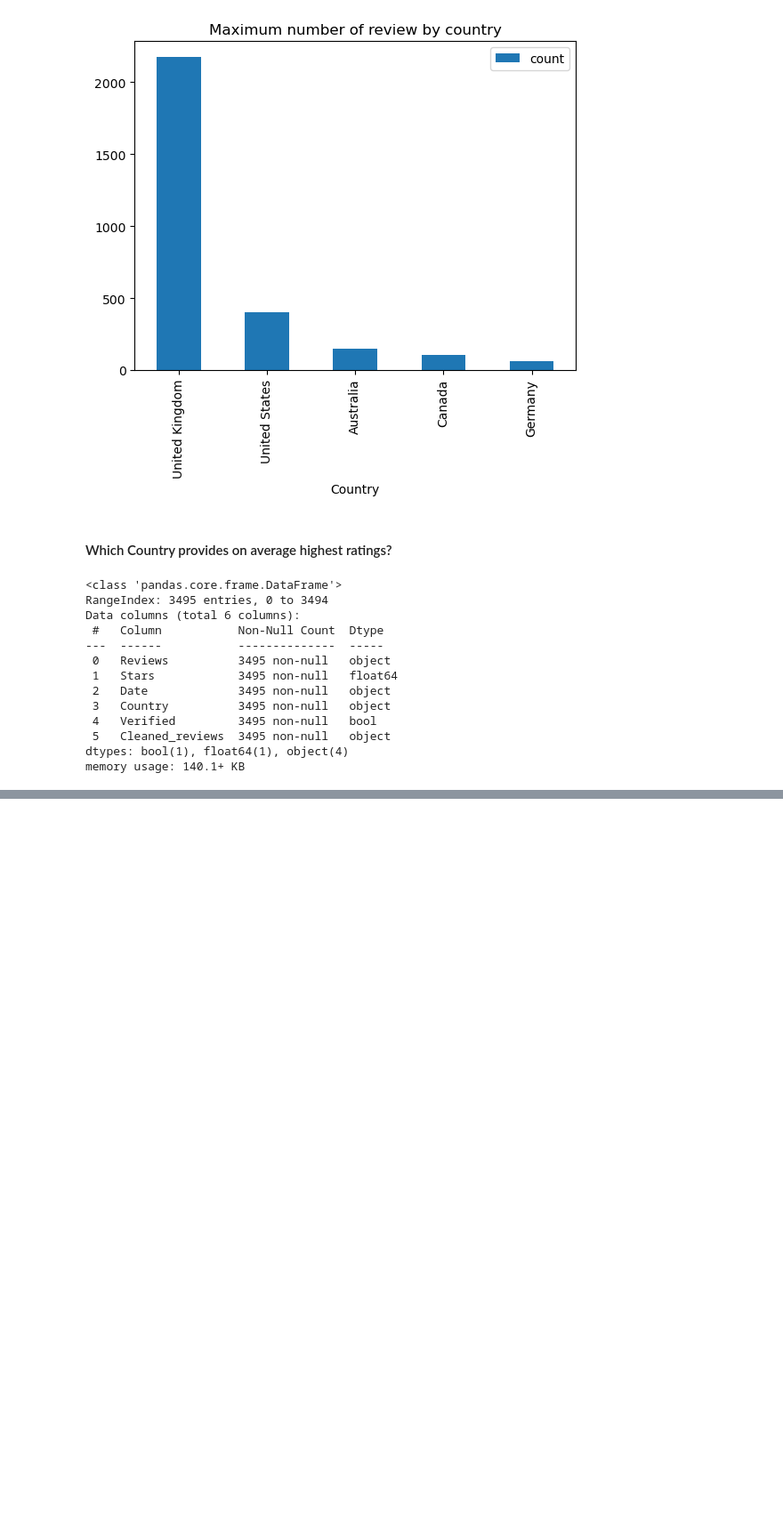
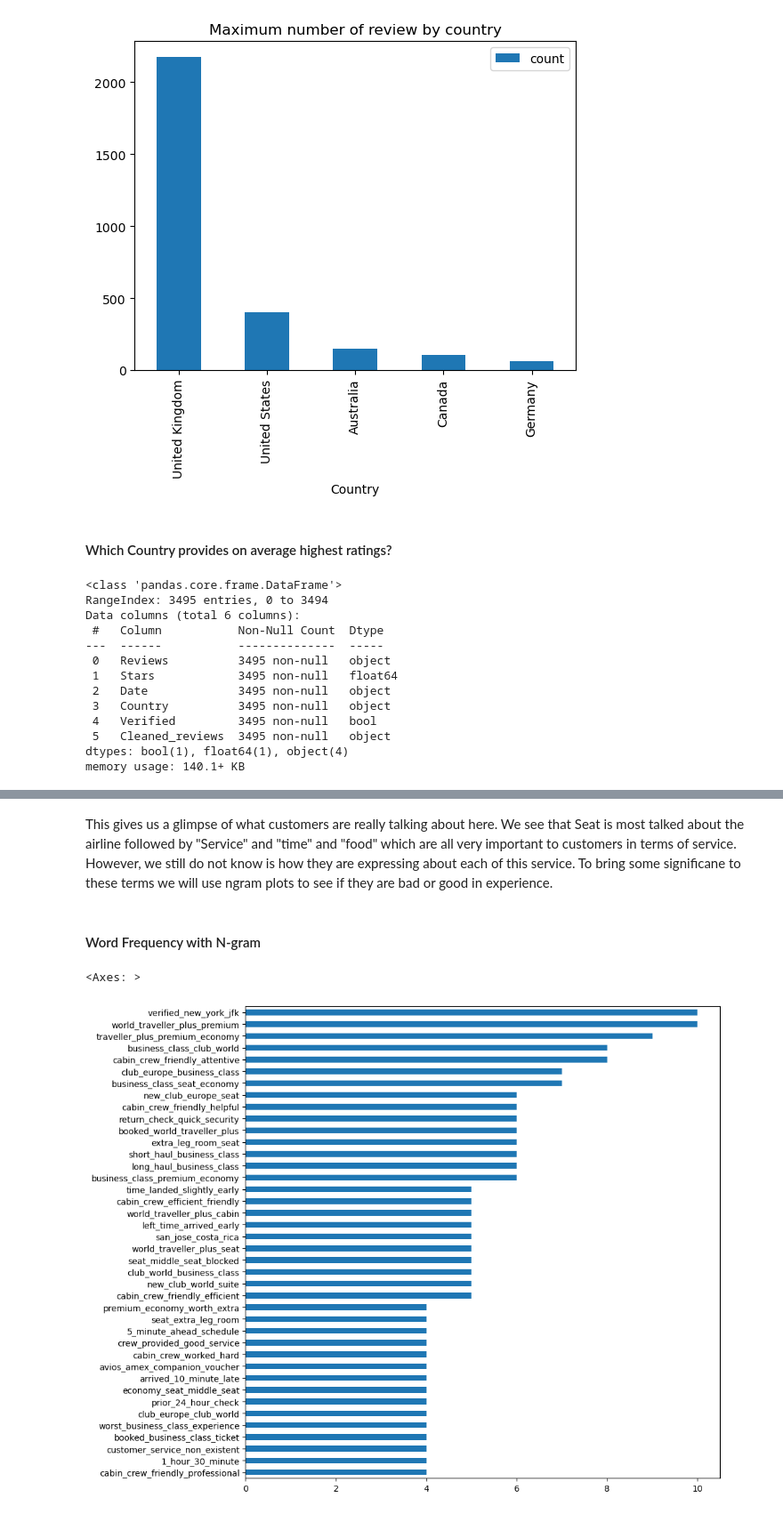
Before and after one commit to Nikhilreddy447/BA_DataScience_internship, a Jupyter notebook: EDA/DataAnalysis.ipynb, the cells around one changed output, grey strips where cells are left out. Shown at 89% size. Cells and saved outputs as stored; diff of their text form; code cells hidden in the pictures; blank space fills up the shorter version.

```diff
--- a/EDA/DataAnalysis.ipynb
+++ b/EDA/DataAnalysis.ipynb
@@ -174,0 +274,36 @@ Text(0.5, 1.0, 'Top 12 Countries with avg highest rating provided to British Air
+# %% [markdown]
+This gives us a glimpse of what customers are really talking about here. We see that Seat is most talked about the airline followed by "Service" and "time" and "food" which are all very important to customers in terms of service. However, we still do not know is how they are expressing about each of this service. To bring some significane to these terms we will use ngram plots to see if they are bad or good in experience.
+# %% [markdown]
+#### Word Frequency with N-gram
+# %%
+## Imports
+import nltk.collocations as collocations
+from nltk import FreqDist, bigrams
+
+def get_freq_dist(new_words,number_of_ngrams ):
+    from nltk import ngrams
+
+    ## Generate bigrams
+    ngrams = ngrams(new_words, number_of_ngrams)
+
+    ## Creating FreqDist
+    ngram_fd = FreqDist(ngrams).most_common(40)
+
+    ## Sort values by highest frequency
+    ngram_sorted = {k:v for k,v in sorted(ngram_fd, key=lambda item:item[1])}
+
+    ## Join bigram tokens with '_' + maintain sorting
+    ngram_joined = {'_'.join(k):v for k,v in sorted(ngram_fd, key=lambda item:item[1])}
+
+    ## Convert to Pandas series for easy plotting
+    ngram_freqdist = pd.Series(ngram_joined)
+    plt.figure(figsize=(10,10))
+    ax = ngram_freqdist.plot(kind="barh")
+
+    return ax
+
+
+get_freq_dist(new_words,4)
+# %% [output]
+<Axes: >
+[figure, added]
```
Also changed, not shown: parts of 31 cells of this notebook.
